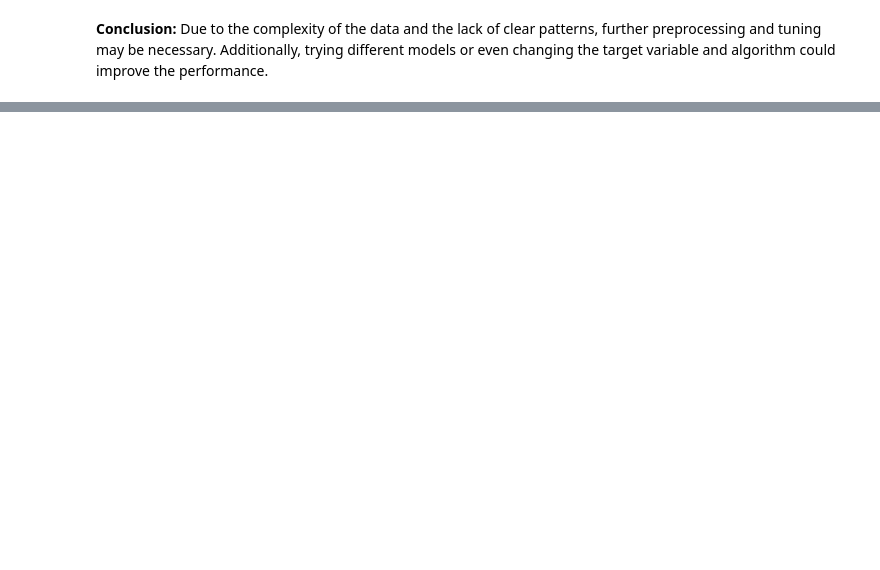
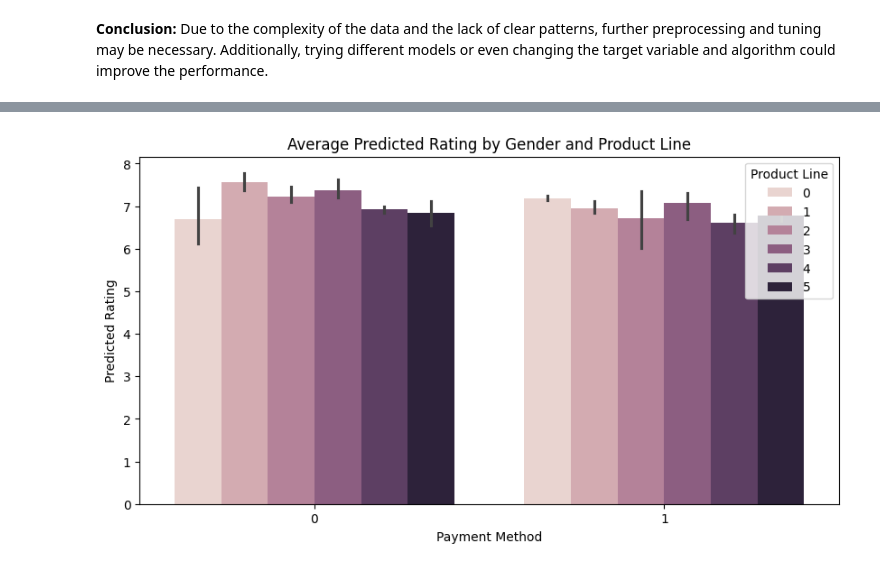
Before and after one commit to jniceshly/supermarket-sales-rating-prediction-regression, a Jupyter notebook: code.ipynb, the cells around one changed output, grey strips where cells are left out. Drawn from its saved outputs; the diff is of its cells as text; code cells hidden in the pictures; blank space fills up the shorter version.

Commit message:
add prediction result

```diff
--- a/code.ipynb
+++ b/code.ipynb
@@ -403,0 +437,12 @@ Based on the metric evaluation of the three models used above, the results are q
+# %%
+X_test_df = pd.DataFrame(X_test, columns=X_test.columns)
+
+results = X_test_df.copy()
+results['Actual_Rating'] = y_test.values
+results['Predicted_Rating'] = predictions_xgb
+
+results['Payment'] = X_test['Payment']
+results['Gender'] = X_test['Gender']
+results['Product_Line'] = X_test['Product line']
+
+results
@@ -403,0 +467,9 @@ Based on the metric evaluation of the three models used above, the results are q
+# %%
+# grupkan dan hitung rata-rata prediksi
+aggregated_results = results.groupby(['Payment', 'Gender', 'Product_Line']).agg({
+    'Predicted_Rating': 'mean'
+}).reset_index()
+
+aggregated_results = aggregated_results.sort_values(by='Predicted_Rating', ascending=False)
+
+print(aggregated_results.head(10))
@@ -403,0 +504,16 @@ Based on the metric evaluation of the three models used above, the results are q
+# %%
+# visualisasi rata-rata prediksi berdasarkan kombinasi fitur
+plt.figure(figsize=(10, 5))
+sns.barplot(
+    x='Gender',
+    y='Predicted_Rating',
+    hue='Product_Line',
+    data=aggregated_results
+)
+plt.title('Average Predicted Rating by Gender and Product Line')
+plt.ylabel('Predicted Rating')
+plt.xlabel('Payment Method')
+plt.legend(title='Product Line', loc='upper right')
+plt.show()
+# %% [output]
+[figure, added]
```
Also changed, not shown: parts of 13 cells of this notebook.
